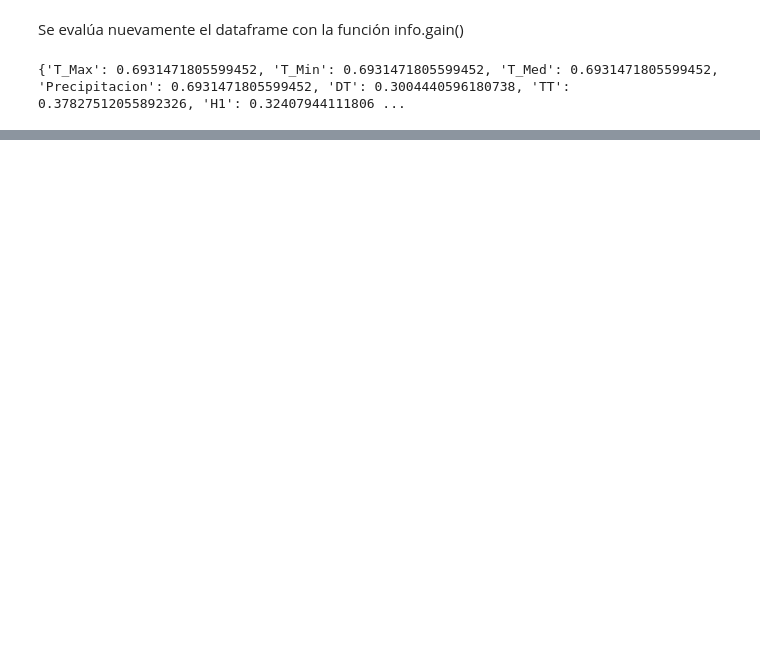
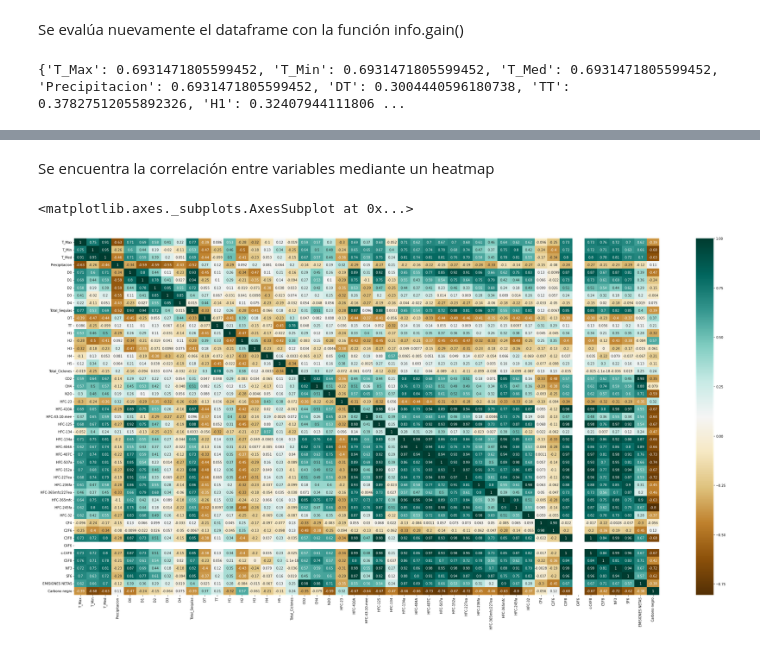
Before and after one commit to AdrianDiazGaxiola/Proyecto-Final, a Jupyter notebook: IPCC_Procesamiento.ipynb, the cells around one changed output, grey strips where cells are left out. Saved outputs shown, nothing was run; the diff lists cells and outputs as text; code cells hidden in the pictures; blank space fills up the shorter version.

Commit message:
Se han agregado funciones para encontrar la correlación entre los valores del dataframe final.

```diff
--- a/IPCC_Procesamiento.ipynb
+++ b/IPCC_Procesamiento.ipynb
@@ -24,12 +27,8 @@ Enc = ["Categoría", "CO2", "CH4", "N2O", "HFC-23", "HFC-410A", "HFC-43-10-mee",
 
 for i in range(1990,2020):
   url = "https://github.com/AdrianDiazGaxiola/Proyecto-Final/raw/main/Data/IPCC/IPCC_%d.csv" % i
-  IPCC[i] = pd.read_csv(url, names = Enc, encoding = 'ISO-8859-1', na_filter=False)
+  IPCC[i] = pd.read_csv(url, names = Enc, encoding = 'ISO-8859-1', na_filter=False, thousands=',')
   IPCC[i] = IPCC[i].drop(columns=['', 'EMISIONES (sin 3B Y 3D)'])
-
-url = "https://raw.githubusercontent.com/AdrianDiazGaxiola/Proyecto-Final/main/Data/IPCC/IPCC_2014.csv"
-IPCC[2014] = pd.read_csv(url, names = Enc, na_filter=False)
-IPCC[2014] = IPCC[2014].drop(columns=['', 'EMISIONES (sin 3B Y 3D)'])
 # %% [markdown]
 Se prueba que los archivos se leyeron correctamente, descargando uno de ellos
 # %%
@@ -159,8 +158,13 @@ Se combinan los dataframes
 # %%
 df2 = df[13:]
 
+#Se convierten los valores que están separados por comas a tipo float
+df2 = df2.apply(lambda x: x.str.replace(',', '').astype(float), axis=1)
+
 df_completo = pd.concat([df_prev, df2], axis=1)
 
+df_completo = df_completo.apply(pd.to_numeric)
+
 print(df_completo)
 # %% [output]
           T_Max      T_Min      T_Med  ...      SF6  EMISIONES NETAS  Carbono negro
@@ -243,0 +273,10 @@ print(ig)
+# %% [markdown]
+Se encuentra la correlación entre variables mediante un heatmap
+# %%
+plt.figure(figsize=(40, 20))
+c= df_completo.corr()
+#print(c)
+sns.heatmap(c,cmap="BrBG",annot=True)
+# %% [output]
+<matplotlib.axes._subplots.AxesSubplot at 0x...>
+[figure, added]
```
Also changed, not shown: parts of 11 cells of this notebook.
